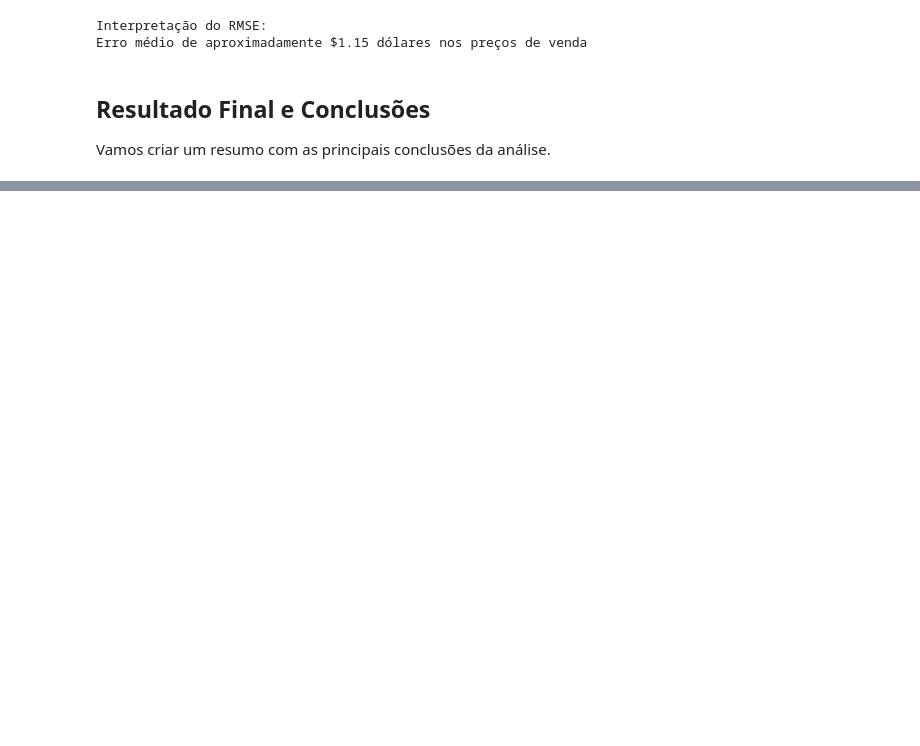
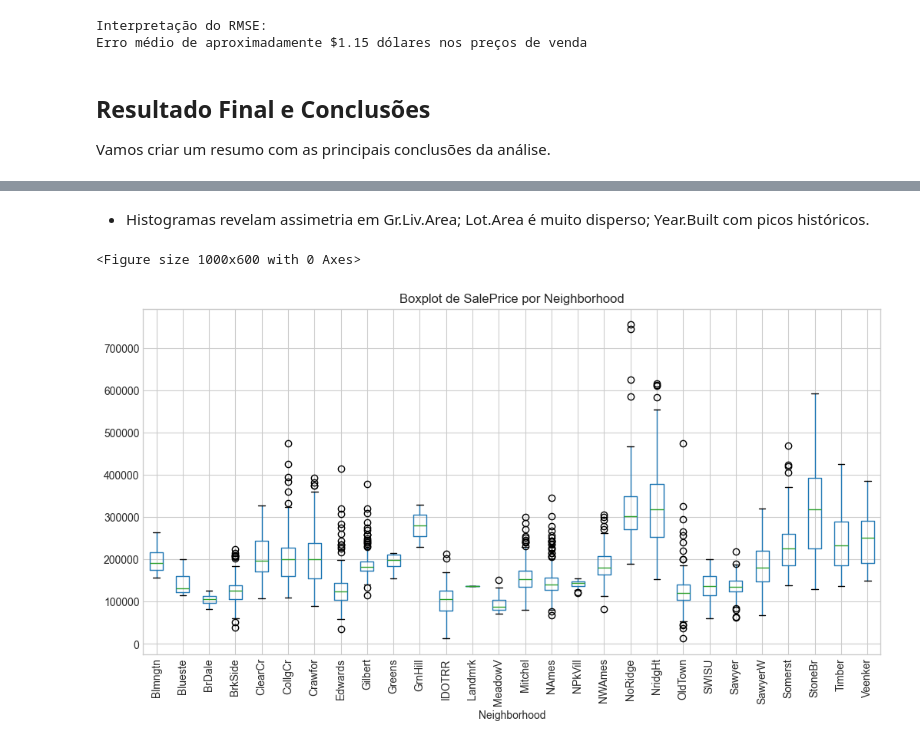
Before and after one commit to Mateus-PortoPP/projeto_ml, a Jupyter notebook: projeto.ipynb, the cells around one changed output, grey strips where cells are left out. Cells and saved outputs as stored; diff of their text form; code cells hidden in the pictures; blank space fills up the shorter version.

```diff
--- a/projeto.ipynb
+++ b/projeto.ipynb
@@ -440,0 +473,11 @@ MAE no conjunto de teste: 0.0430
+# %% [markdown]
+- Histogramas revelam assimetria em Gr.Liv.Area; Lot.Area é muito disperso; Year.Built com picos históricos.
+# %%
+plt.figure(figsize=(10,6))
+df.boxplot(column='SalePrice', by='Neighborhood', rot=90)
+plt.title('Boxplot de SalePrice por Neighborhood')
+plt.suptitle('')
+plt.show()
+# %% [output]
+<Figure size 1000x600 with 0 Axes>
+[figure, added]
```
Also changed, not shown: parts of 35 cells of this notebook, 2 other files.
